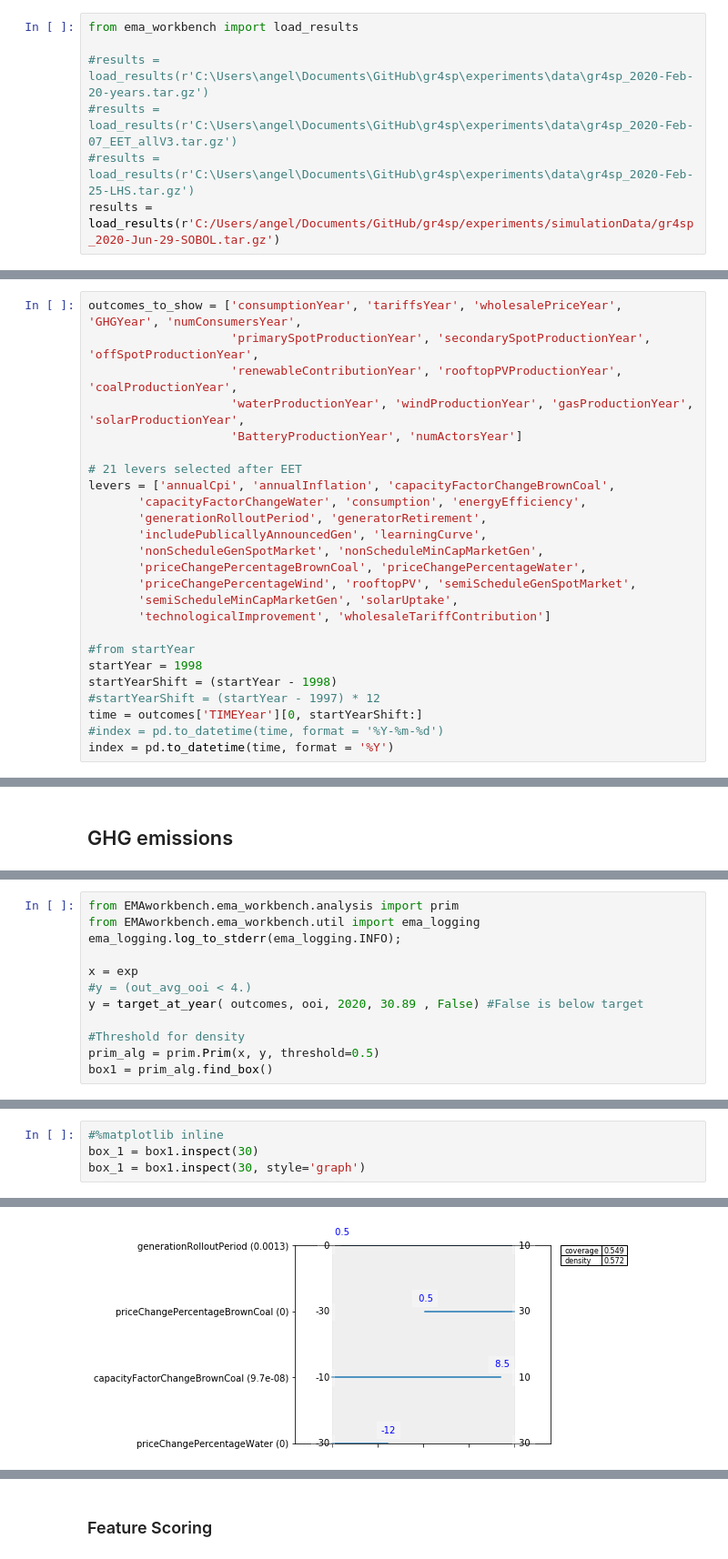
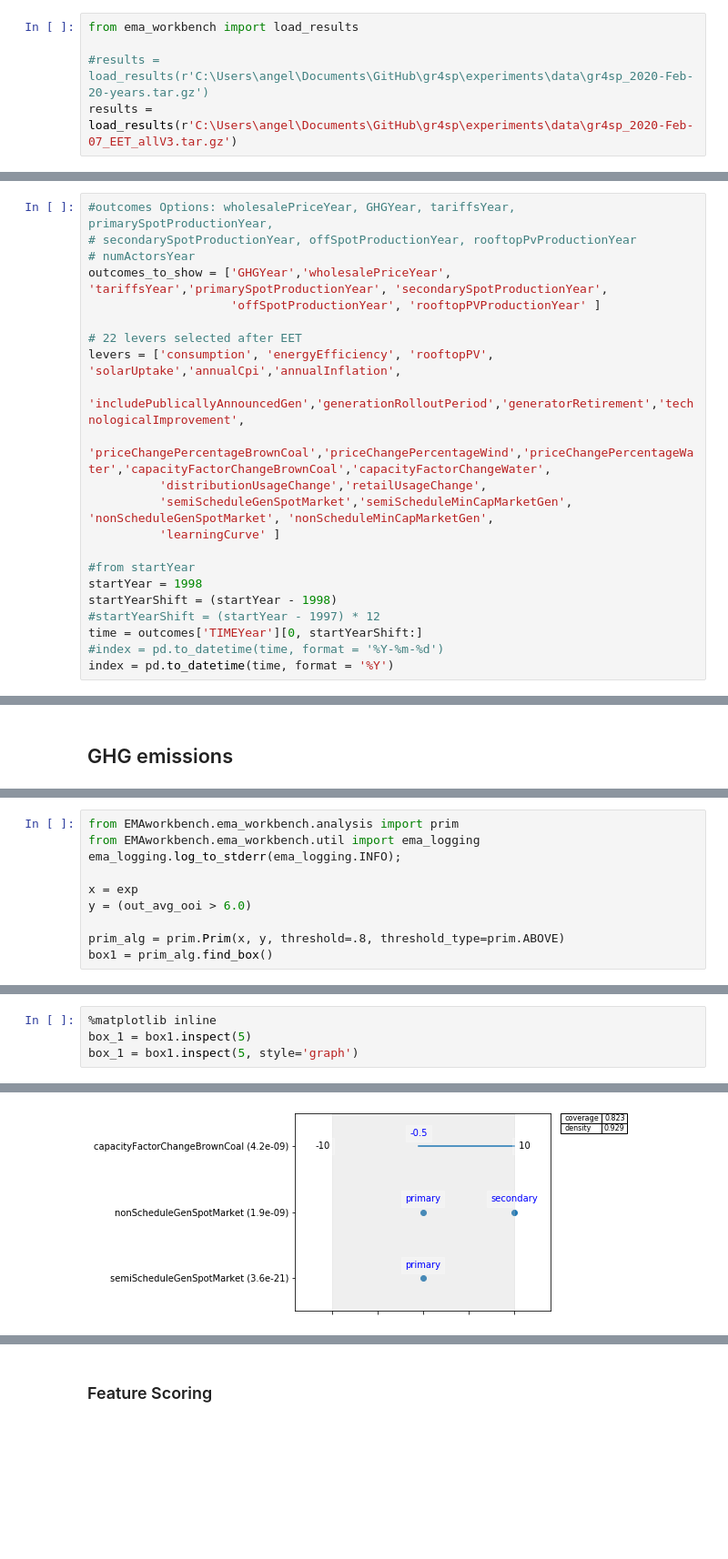
Before and after one commit to gr4sp/simulationEngine, a Jupyter notebook: experiments/notebookGr4sp/ema_gr4sp_PRIM.ipynb, the cells around one changed output, grey strips where cells are left out. Shown: that part at 91% size. Drawn from its saved outputs; the diff is of its cells as text; blank space fills up the shorter version.

```diff
--- a/experiments/notebookGr4sp/ema_gr4sp_PRIM.ipynb
+++ b/experiments/notebookGr4sp/ema_gr4sp_PRIM.ipynb
@@ -39,6 +39,4 @@ import glob
 from ema_workbench import load_results
 
 #results = load_results(r'C:\Users\angel\Documents\GitHub\gr4sp\experiments\data\gr4sp_2020-Feb-20-years.tar.gz')
-#results = load_results(r'C:\Users\angel\Documents\GitHub\gr4sp\experiments\data\gr4sp_2020-Feb-07_EET_allV3.tar.gz')
-#results = load_results(r'C:\Users\angel\Documents\GitHub\gr4sp\experiments\data\gr4sp_2020-Feb-25-LHS.tar.gz')
-results = load_results(r'C:/Users/angel/Documents/GitHub/gr4sp/experiments/simulationData/gr4sp_2020-Jun-29-SOBOL.tar.gz')
+results = load_results(r'C:\Users\angel\Documents\GitHub\gr4sp\experiments\data\gr4sp_2020-Feb-07_EET_allV3.tar.gz')
@@ -69,20 +80,17 @@ experiments.head()
 # %%
-outcomes_to_show = ['consumptionYear', 'tariffsYear', 'wholesalePriceYear', 'GHGYear', 'numConsumersYear',
-                    'primarySpotProductionYear', 'secondarySpotProductionYear', 'offSpotProductionYear',
-                    'renewableContributionYear', 'rooftopPVProductionYear', 'coalProductionYear',
-                    'waterProductionYear', 'windProductionYear', 'gasProductionYear', 'solarProductionYear',
-                    'BatteryProductionYear', 'numActorsYear']
+#outcomes Options: wholesalePriceYear, GHGYear, tariffsYear, primarySpotProductionYear,
+# secondarySpotProductionYear, offSpotProductionYear, rooftopPvProductionYear
+# numActorsYear
+outcomes_to_show = ['GHGYear','wholesalePriceYear', 'tariffsYear','primarySpotProductionYear', 'secondarySpotProductionYear',
+                    'offSpotProductionYear', 'rooftopPVProductionYear' ]
 
-# 21 levers selected after EET
-levers = ['annualCpi', 'annualInflation', 'capacityFactorChangeBrownCoal',
-       'capacityFactorChangeWater', 'consumption', 'energyEfficiency',
-       'generationRolloutPeriod', 'generatorRetirement',
-       'includePublicallyAnnouncedGen', 'learningCurve',
-       'nonScheduleGenSpotMarket', 'nonScheduleMinCapMarketGen',
-       'priceChangePercentageBrownCoal', 'priceChangePercentageWater',
-       'priceChangePercentageWind', 'rooftopPV', 'semiScheduleGenSpotMarket',
-       'semiScheduleMinCapMarketGen', 'solarUptake',
-       'technologicalImprovement', 'wholesaleTariffContribution']
+# 22 levers selected after EET
+levers = ['consumption', 'energyEfficiency', 'rooftopPV', 'solarUptake','annualCpi','annualInflation',
+          'includePublicallyAnnouncedGen','generationRolloutPeriod','generatorRetirement','technologicalImprovement',
+          'priceChangePercentageBrownCoal','priceChangePercentageWind','priceChangePercentageWater','capacityFactorChangeBrownCoal','capacityFactorChangeWater',
+          'distributionUsageChange','retailUsageChange',
+          'semiScheduleGenSpotMarket','semiScheduleMinCapMarketGen', 'nonScheduleGenSpotMarket', 'nonScheduleMinCapMarketGen',
+          'learningCurve' ]
 
 #from startYear
 startYear = 1998
@@ -224,10 +126,8 @@ from EMAworkbench.ema_workbench.util import ema_logging
 ema_logging.log_to_stderr(ema_logging.INFO);
 
 x = exp
-#y = (out_avg_ooi < 4.)
-y = target_at_year( outcomes, ooi, 2020, 30.89 , False) #False is below target
+y = (out_avg_ooi > 6.0)
 
-#Threshold for density
-prim_alg = prim.Prim(x, y, threshold=0.5)
+prim_alg = prim.Prim(x, y, threshold=.8, threshold_type=prim.ABOVE)
 box1 = prim_alg.find_box()
 # %% [output]
@@ -238,7 +138,7 @@ box1.inspect_tradeoff()
 # %% [output]
 [interactive output not drawn]
 # %%
-#%matplotlib inline
-box_1 = box1.inspect(30)
-box_1 = box1.inspect(30, style='graph')
+%matplotlib inline
+box_1 = box1.inspect(5)
+box_1 = box1.inspect(5, style='graph')
 # %% [output]
@@ -259,2 +164,2 @@ generationRolloutPeriod           0.5  10.0  [0.0013461469894422181, -1.0]
-[figure, old version]
+[figure, new version]
 # %%
```
Also changed, not shown: parts of 87 cells of this notebook.
